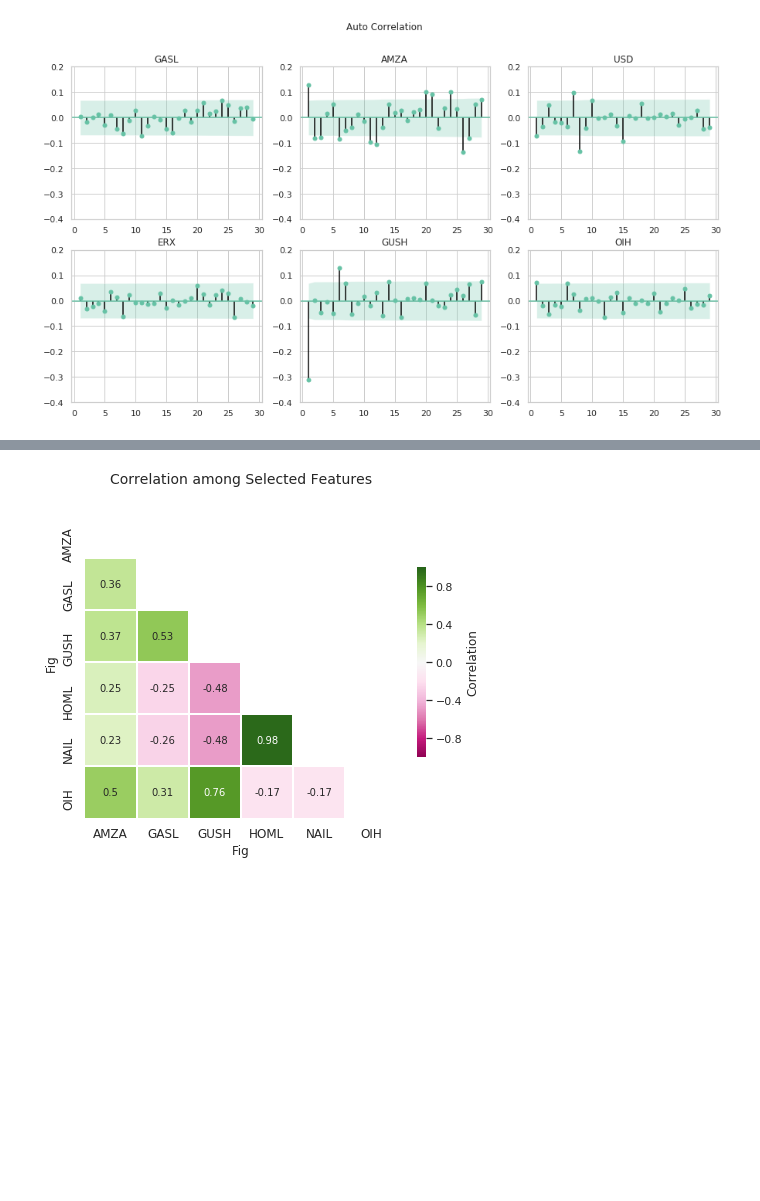
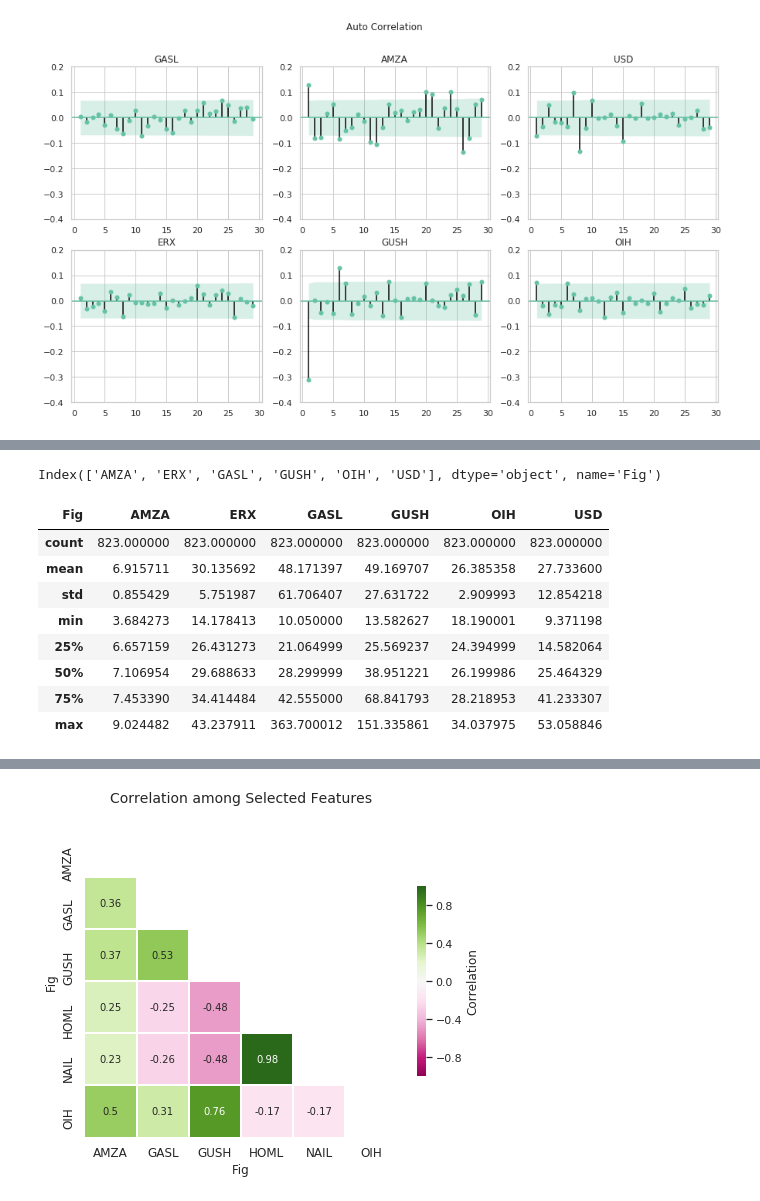
Before and after one commit to Hex-Liu/Put_Trading, a Jupyter notebook: Model.ipynb, the cells around one changed output, grey strips where cells are left out. Saved outputs shown, nothing was run; the diff lists cells and outputs as text; code cells hidden in the pictures; blank space fills up the shorter version.

```diff
--- a/Model.ipynb
+++ b/Model.ipynb
@@ -94,0 +153,16 @@ data_close_pvt.head().round(1)
+# %%
+data_close_pvt.columns
+# %% [output]
+Index(['AMZA', 'ERX', 'GASL', 'GUSH', 'OIH', 'USD'], dtype='object', name='Fig')
+# %%
+data_close_pvt.describe()
+# %% [output]
+| Fig | AMZA | ERX | GASL | GUSH | OIH | USD |
+| count | 823.000000 | 823.000000 | 823.000000 | 823.000000 | 823.000000 | 823.000000 |
+| mean | 6.915711 | 30.135692 | 48.171397 | 49.169707 | 26.385358 | 27.733600 |
+| std | 0.855429 | 5.751987 | 61.706407 | 27.631722 | 2.909993 | 12.854218 |
+| min | 3.684273 | 14.178413 | 10.050000 | 13.582627 | 18.190001 | 9.371198 |
+| 25% | 6.657159 | 26.431273 | 21.064999 | 25.569237 | 24.394999 | 14.582064 |
+| 50% | 7.106954 | 29.688633 | 28.299999 | 38.951221 | 26.199986 | 25.464329 |
+| 75% | 7.453390 | 34.414484 | 42.555000 | 68.841793 | 28.218953 | 41.233307 |
+| max | 9.024482 | 43.237911 | 363.700012 | 151.335861 | 34.037975 | 53.058846 |
```
Also changed, not shown: parts of 18 cells of this notebook.
